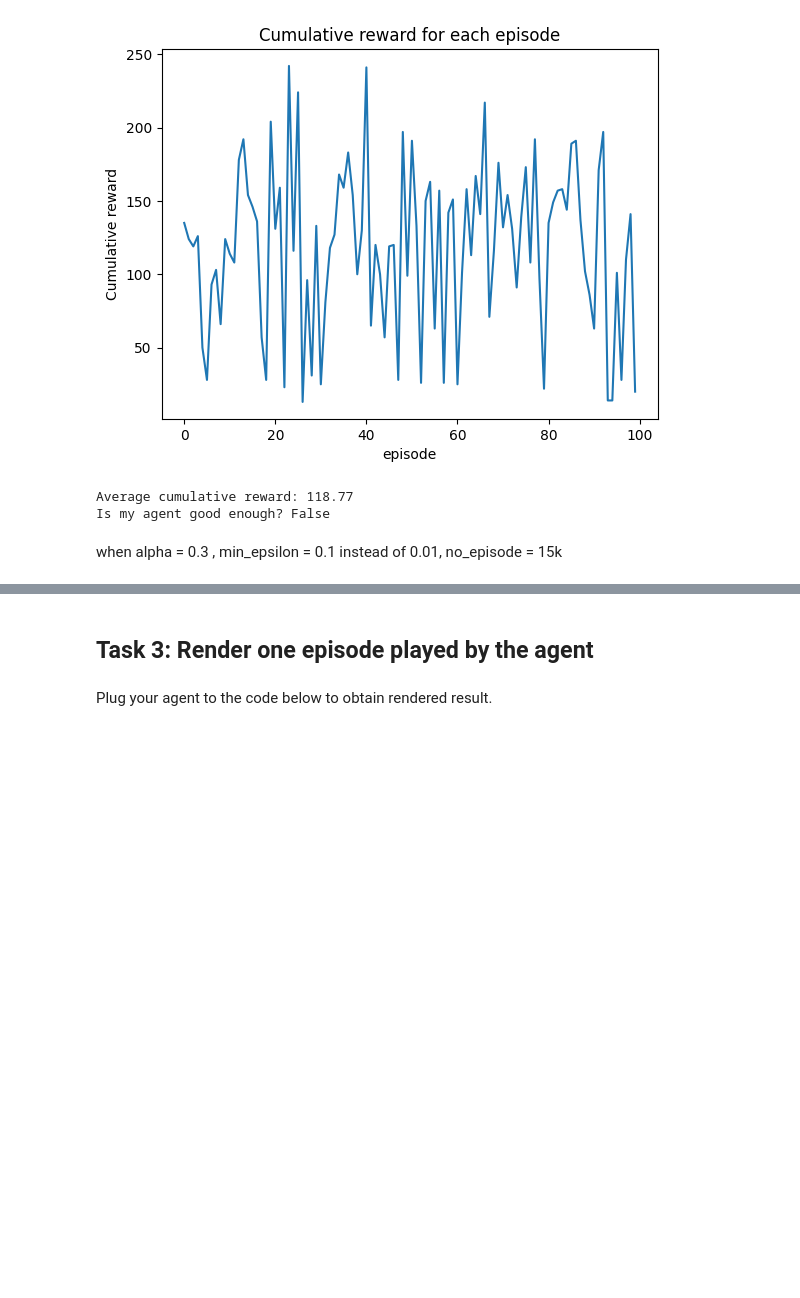
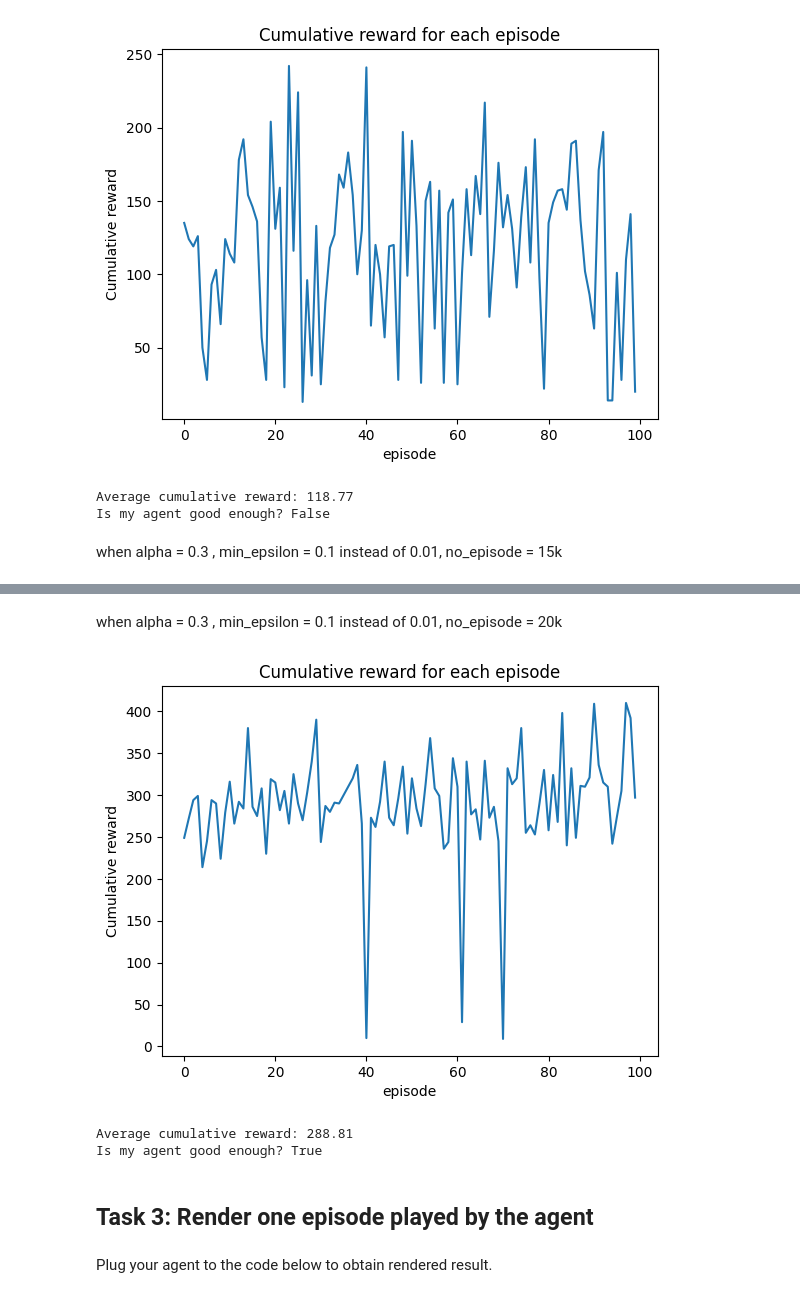
Before and after one commit to PHY041/SC3000-Cart-Pole, a Jupyter notebook: SC3000_cartpole.ipynb, the cells around one changed output, grey strips where cells are left out. Drawn from its saved outputs; the diff is of its cells as text; code cells hidden in the pictures; blank space fills up the shorter version.

```diff
--- a/SC3000_cartpole.ipynb
+++ b/SC3000_cartpole.ipynb
@@ -370,3 +343,19 @@ Is my agent good enough? True
+# %% [markdown]
+when alpha = 0.3 , min_epsilon = 0.1 instead of 0.01, no_episode = 20k
+# %%
+testing_result = np.array(testing_result)
+plt.plot(testing_result)
+plt.title('Cumulative reward for each episode')
+plt.ylabel('Cumulative reward')
+plt.xlabel('episode')
+plt.show()
+
+print("Average cumulative reward:", testing_result.mean())
+print("Is my agent good enough?", testing_result.mean() > 195)
+# %% [output]
+[figure, added]
+Average cumulative reward: 288.81
+Is my agent good enough? True
 # %% [markdown]
 ## Task 3: Render one episode played by the agent
 # %% [markdown]
```
Also changed, not shown: parts of 10 cells of this notebook.
